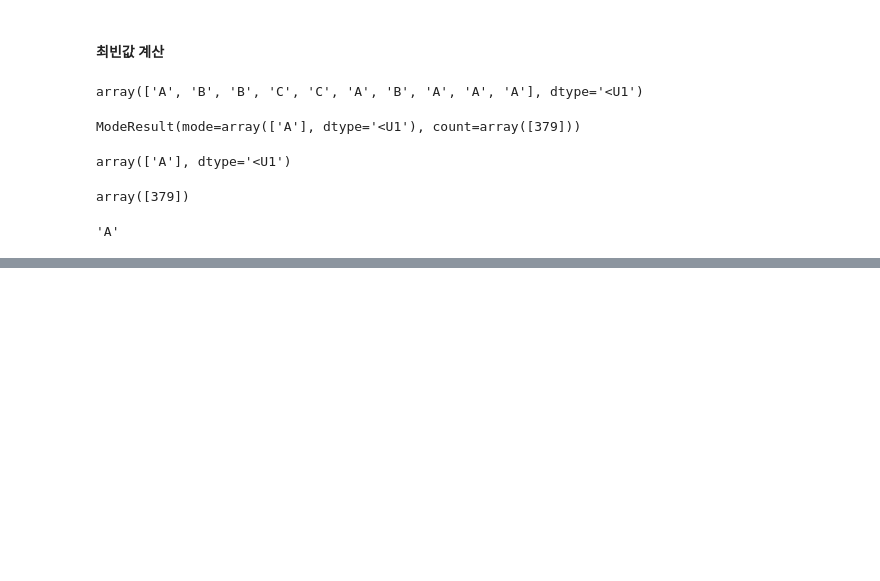
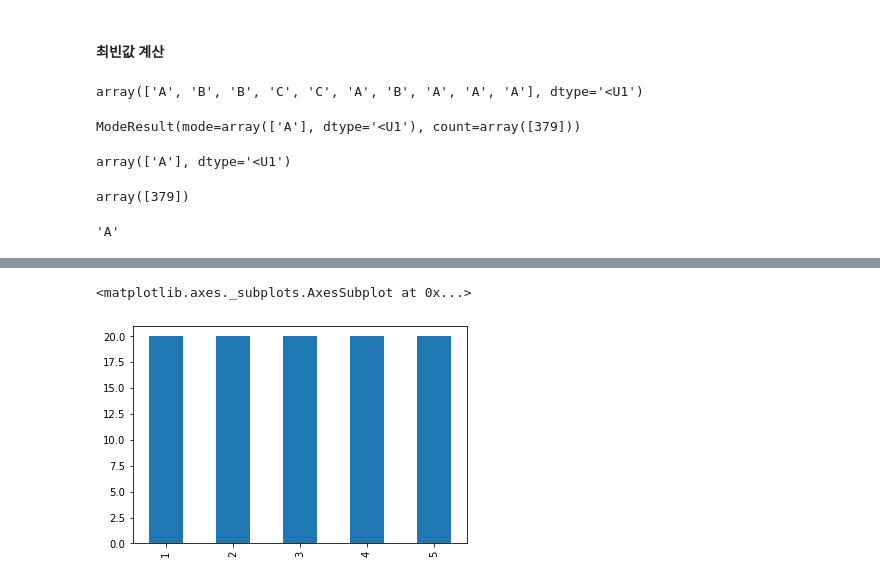
Before and after one commit to Huni0318/preprocessing, a Jupyter notebook: practice/practice6.ipynb, the cells around one changed output, grey strips where cells are left out. Drawn from its saved outputs; the diff is of its cells as text; code cells hidden in the pictures; blank space fills up the shorter version.

```diff
--- a/practice/practice6.ipynb
+++ b/practice/practice6.ipynb
@@ -59,0 +231,9 @@ pd.Series(x).value_counts().index[0]
+# %%
+x1 = [1] * 20 + [2] * 20 + [3] * 20 + [4] * 20 + [5] * 20 # 전혀 뾰족하지 않음
+x2 = [1] * 10 + [2] * 20 + [3] * 40 + [4] * 20 + [5] * 10 # 조금 뾰족
+x3 = [1] * 5 + [2] * 15 + [3] * 60 + [4] * 15 + [5] * 5 # 매우 뾰족
+# %%
+pd.Series(x1).value_counts(sort = False).plot(kind = 'bar')
+# %% [output]
+<matplotlib.axes._subplots.AxesSubplot at 0x...>
+[figure, added]
```
Also changed, not shown: parts of 27 cells of this notebook.
